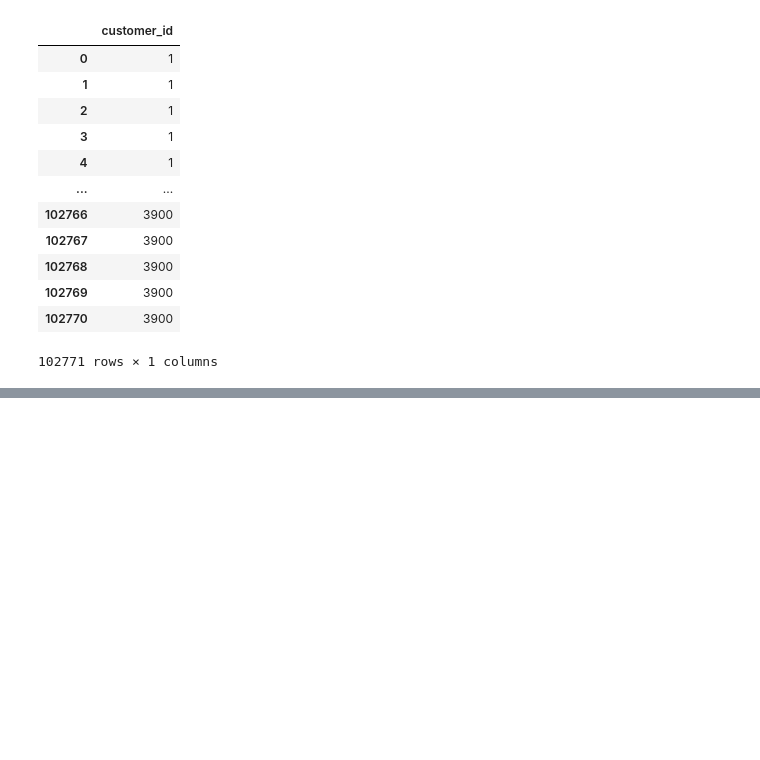
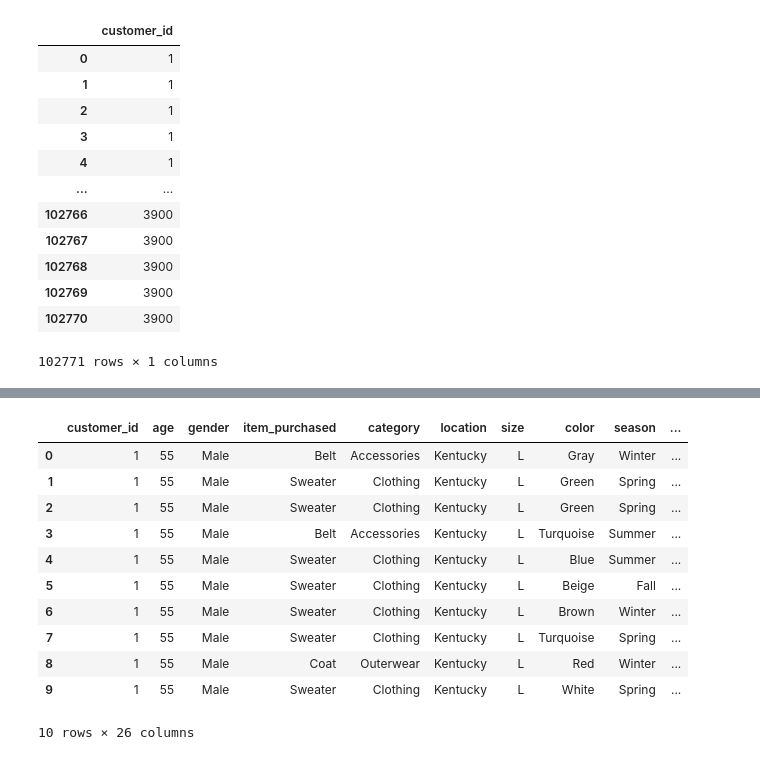
Before and after one commit to paraneankita-jpg/Customer_Intelligence_Pipeline, a Jupyter notebook: ETL_.ipynb, the cells around one changed output, grey strips where cells are left out. Cells and saved outputs as stored; diff of their text form; code cells hidden in the pictures; blank space fills up the shorter version.

Commit message:
data loded to the database

```diff
--- a/ETL_.ipynb
+++ b/ETL_.ipynb
@@ -253,0 +267,28 @@ df[["customer_id"]]
+# %%
+
+from sqlalchemy import create_engine
+host="localhost"
+user="root"
+password="root"
+port="3306"
+database="customer"
+
+engine = create_engine(f"mysql+pymysql://{user}:{password}@{host}/{database}")
+
+table_name = "customer_dataset"
+df.to_sql(table_name, engine, if_exists="replace", index=False)
+
+pd.read_sql(f"SELECT * FROM {table_name} LIMIT 10", engine)
+# %% [output]
+|  | customer_id | age | gender | item_purchased | category | location | size | color | season | ... |
+| 0 | 1 | 55 | Male | Belt | Accessories | Kentucky | L | Gray | Winter | ... |
+| 1 | 1 | 55 | Male | Sweater | Clothing | Kentucky | L | Green | Spring | ... |
+| 2 | 1 | 55 | Male | Sweater | Clothing | Kentucky | L | Green | Spring | ... |
+| 3 | 1 | 55 | Male | Belt | Accessories | Kentucky | L | Turquoise | Summer | ... |
+| 4 | 1 | 55 | Male | Sweater | Clothing | Kentucky | L | Blue | Summer | ... |
+| 5 | 1 | 55 | Male | Sweater | Clothing | Kentucky | L | Beige | Fall | ... |
+| 6 | 1 | 55 | Male | Sweater | Clothing | Kentucky | L | Brown | Winter | ... |
+| 7 | 1 | 55 | Male | Sweater | Clothing | Kentucky | L | Turquoise | Spring | ... |
+| 8 | 1 | 55 | Male | Coat | Outerwear | Kentucky | L | Red | Winter | ... |
+| 9 | 1 | 55 | Male | Sweater | Clothing | Kentucky | L | White | Spring | ... |
+10 rows × 26 columns
```
Also changed, not shown: parts of 3 cells of this notebook.
